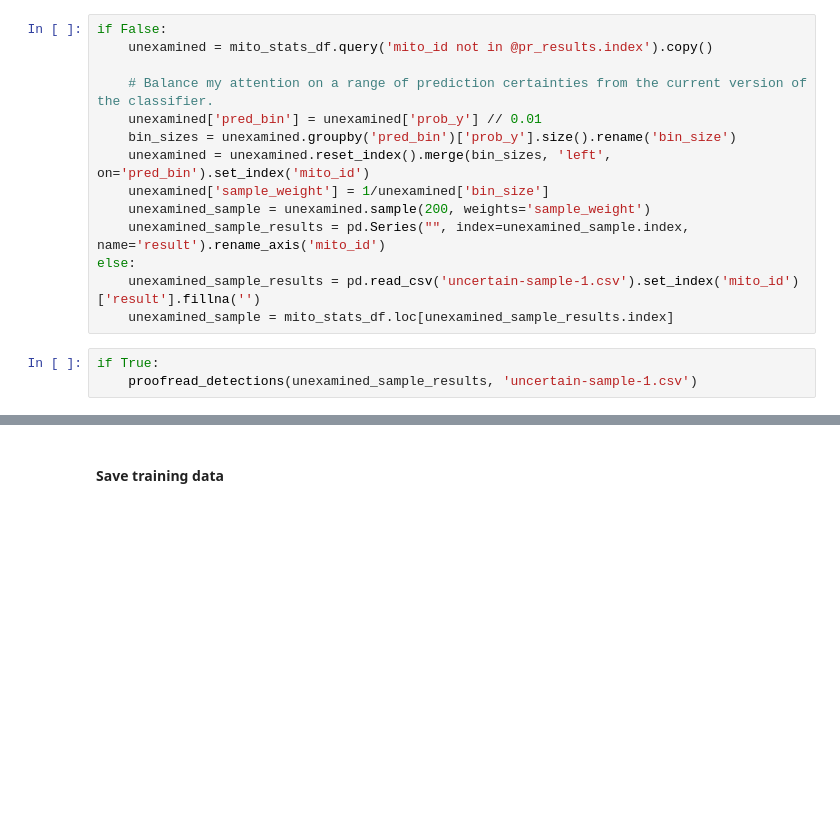
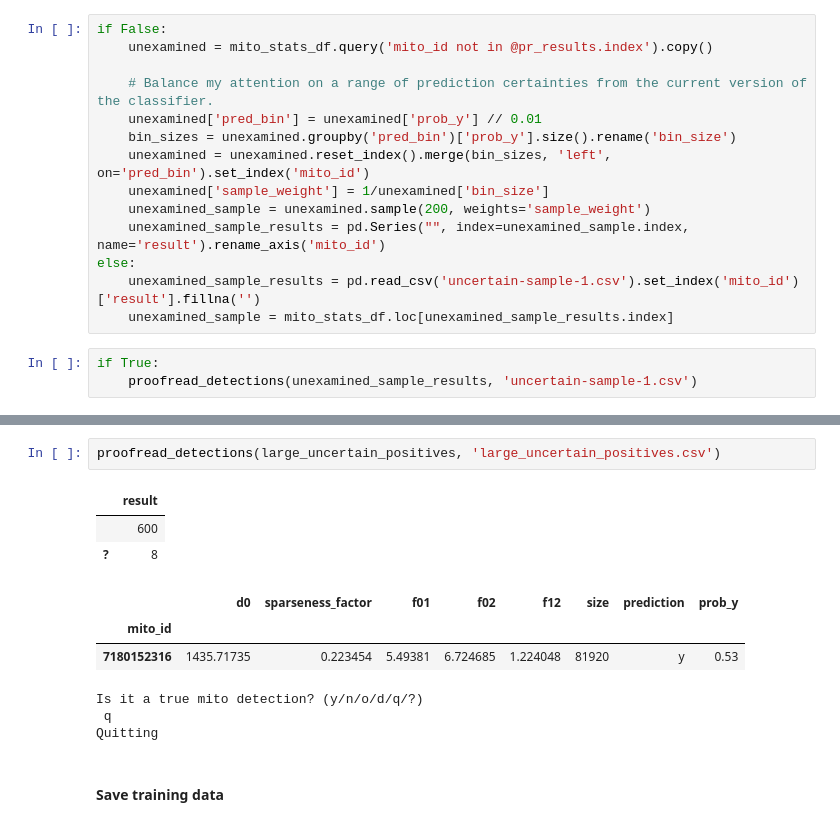
Before and after one commit to stuarteberg/mito-proofreading-analysis, a Jupyter notebook: roi-subvol-annotations/mito-point-visualization.ipynb, the cells around one changed output, grey strips where cells are left out. Drawn from its saved outputs; the diff is of its cells as text; blank space fills up the shorter version.

```diff
--- a/roi-subvol-annotations/mito-point-visualization.ipynb
+++ b/roi-subvol-annotations/mito-point-visualization.ipynb
@@ -684,3 +764,15 @@ sample.shape
+# %%
+proofread_detections(large_uncertain_positives, 'large_uncertain_positives.csv')
+# %% [output]
+|  | result |
+|  | 600 |
+| ? | 8 |
+|  | d0 | sparseness_factor | f01 | f02 | f12 | size | prediction | prob_y |
+| mito_id |  |  |  |  |  |  |  |  |
+| 7180152316 | 1435.71735 | 0.223454 | 5.49381 | 6.724685 | 1.224048 | 81920 | y | 0.53 |
+Is it a true mito detection? (y/n/o/d/q/?)
+ q
+Quitting
 # %% [markdown]
 #### Save training data
 # %%
```
Also changed, not shown: parts of 25 cells of this notebook.
